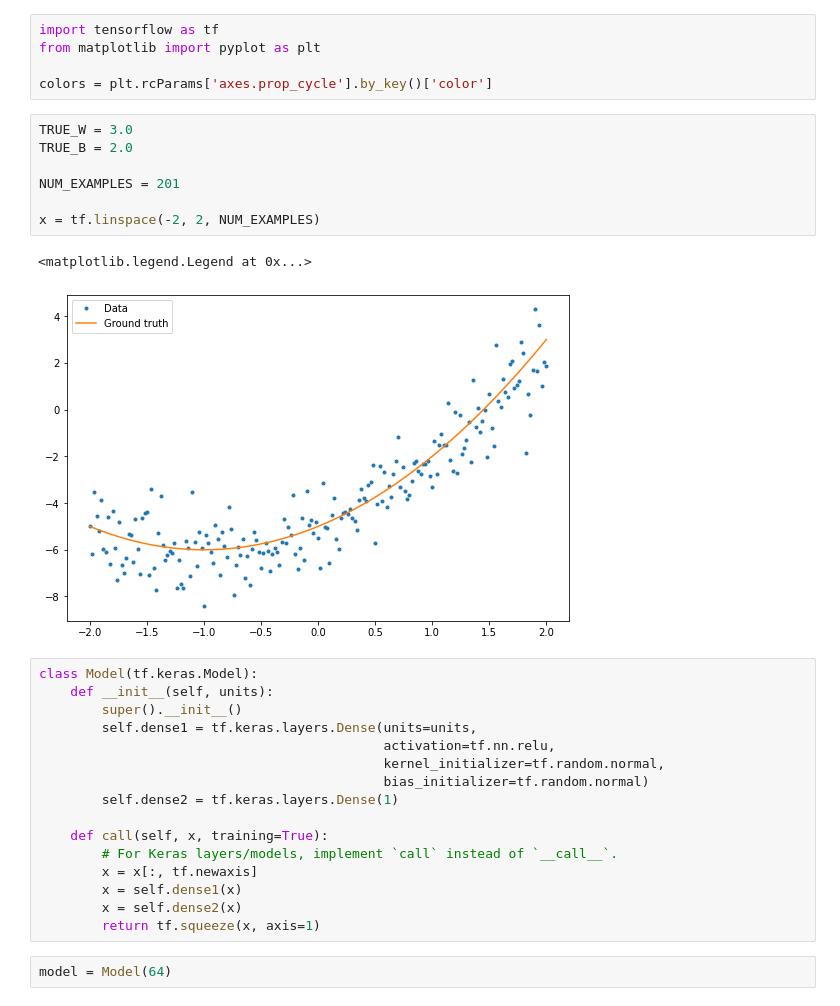
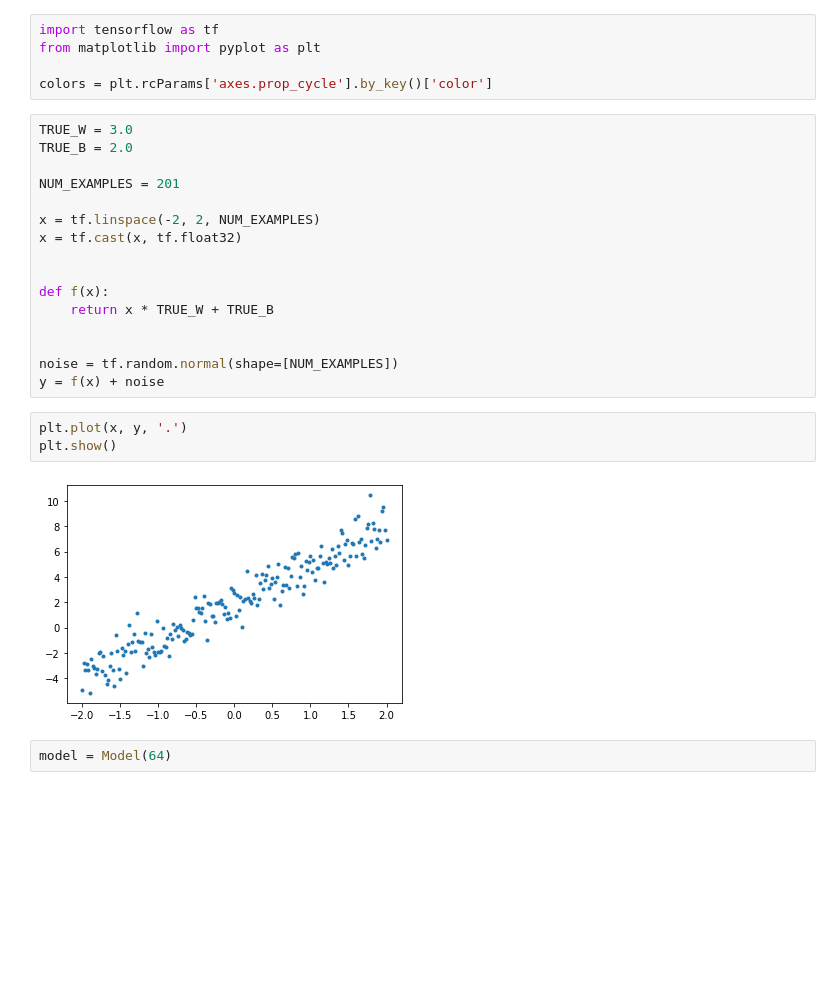
Before and after one commit to jiaweim/machine-learning-n, a Jupyter notebook: src/tensorflow_demo/training_loop.ipynb, the cells around one changed output. Saved outputs shown, nothing was run; the diff lists cells and outputs as text; blank space fills up the shorter version.

Commit message:
add basic_training_loop.md

```diff
--- a/src/tensorflow_demo/training_loop.ipynb
+++ b/src/tensorflow_demo/training_loop.ipynb
@@ -10,25 +10,20 @@ TRUE_B = 2.0
 NUM_EXAMPLES = 201
 
 x = tf.linspace(-2, 2, NUM_EXAMPLES)
+x = tf.cast(x, tf.float32)
+
+
+def f(x):
+    return x * TRUE_W + TRUE_B
+
+
+noise = tf.random.normal(shape=[NUM_EXAMPLES])
+y = f(x) + noise
-# %% [output]
-<matplotlib.legend.Legend at 0x...>
-[figure, removed]
-# %%
-class Model(tf.keras.Model):
-    def __init__(self, units):
-        super().__init__()
-        self.dense1 = tf.keras.layers.Dense(units=units,
-                                            activation=tf.nn.relu,
-                                            kernel_initializer=tf.random.normal,
-                                            bias_initializer=tf.random.normal)
-        self.dense2 = tf.keras.layers.Dense(1)
-
-    def call(self, x, training=True):
-        # For Keras layers/models, implement `call` instead of `__call__`.
-        x = x[:, tf.newaxis]
-        x = self.dense1(x)
-        x = self.dense2(x)
-        return tf.squeeze(x, axis=1)
+# %%
+plt.plot(x, y, '.')
+plt.show()
+# %% [output]
+[figure, added]
 # %%
 model = Model(64)
 # %%
```
Also changed, not shown: 6 other files.
